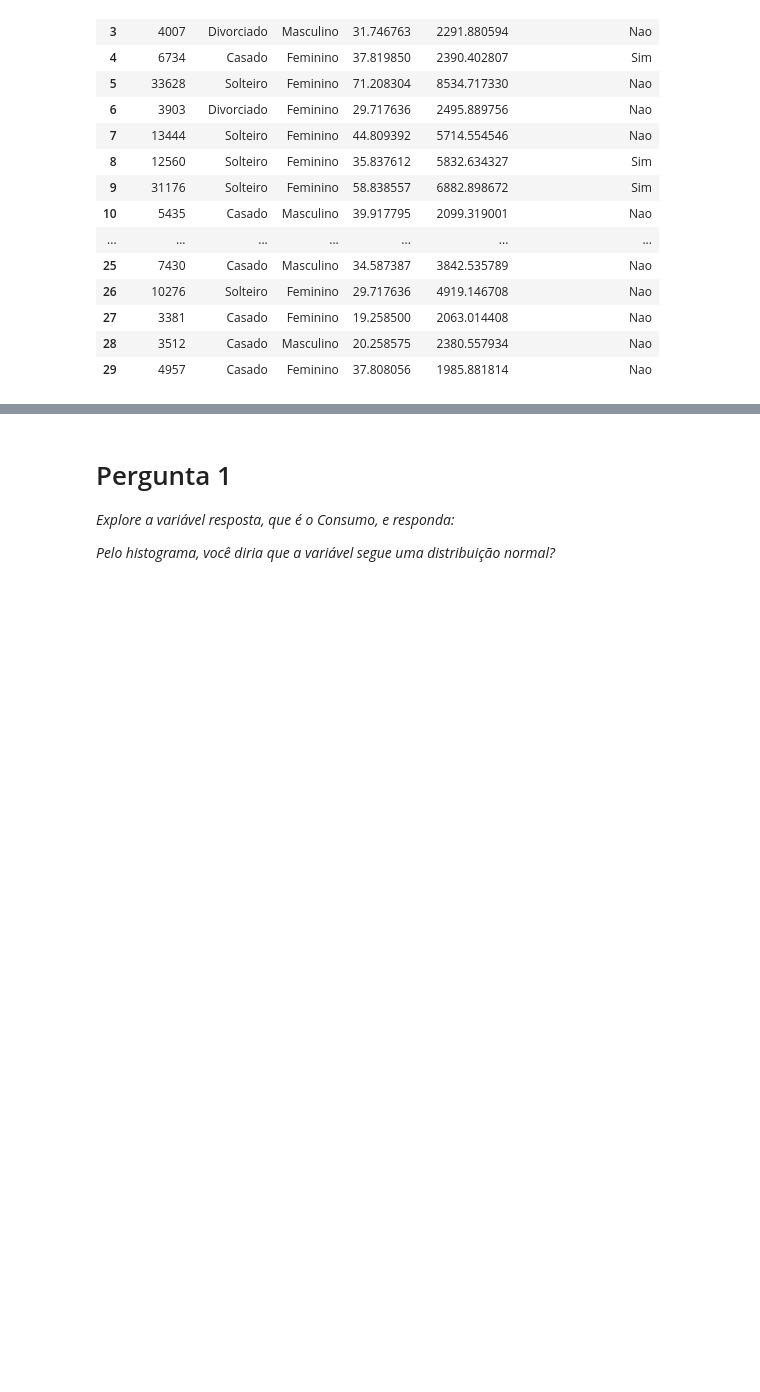
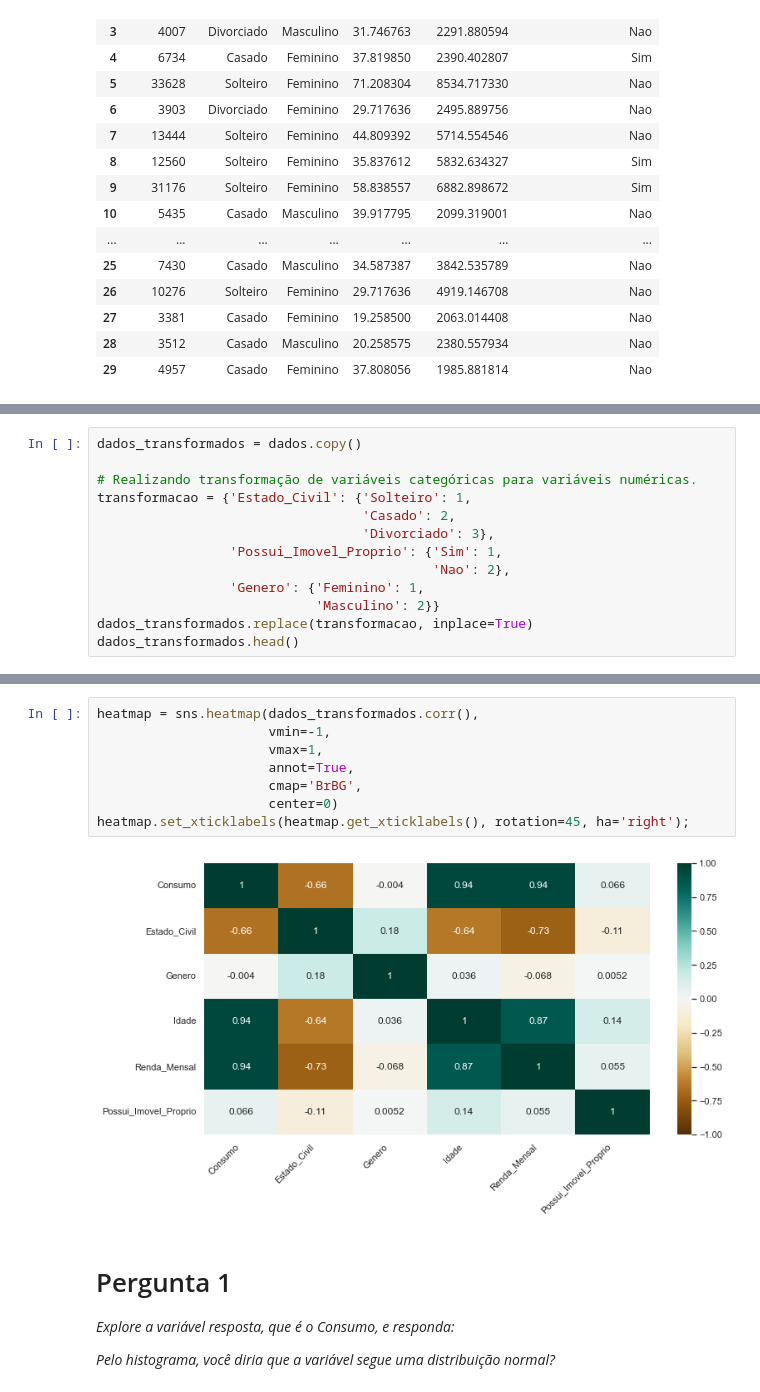
Before and after one commit to alexcamargos/DataScienceBootcampIGTI, a Jupyter notebook: Modulo_1/Desafio/desafio_python.ipynb, the cells around one changed output, grey strips where cells are left out. Cells and saved outputs as stored; diff of their text form; blank space fills up the shorter version.

```diff
--- a/Modulo_1/Desafio/desafio_python.ipynb
+++ b/Modulo_1/Desafio/desafio_python.ipynb
@@ -128,0 +146,13 @@ heatmap.set_xticklabels(heatmap.get_xticklabels(), rotation=45, ha='right')
+# %%
+dados_transformados = dados.copy()
+
+# Realizando transformação de variáveis categóricas para variáveis numéricas.
+transformacao = {'Estado_Civil': {'Solteiro': 1,
+                                  'Casado': 2,
+                                  'Divorciado': 3},
+                 'Possui_Imovel_Proprio': {'Sim': 1,
+                                           'Nao': 2},
+                 'Genero': {'Feminino': 1,
+                            'Masculino': 2}}
+dados_transformados.replace(transformacao, inplace=True)
+dados_transformados.head()
@@ -129,3 +167,13 @@ heatmap.set_xticklabels(heatmap.get_xticklabels(), rotation=45, ha='right')
+# %%
+heatmap = sns.heatmap(dados_transformados.corr(),
+                      vmin=-1,
+                      vmax=1,
+                      annot=True,
+                      cmap='BrBG',
+                      center=0)
+heatmap.set_xticklabels(heatmap.get_xticklabels(), rotation=45, ha='right');
+# %% [output]
+[figure, added]
 # %% [markdown]
 # Pergunta 1
 
```
Also changed, not shown: parts of 73 cells of this notebook.
